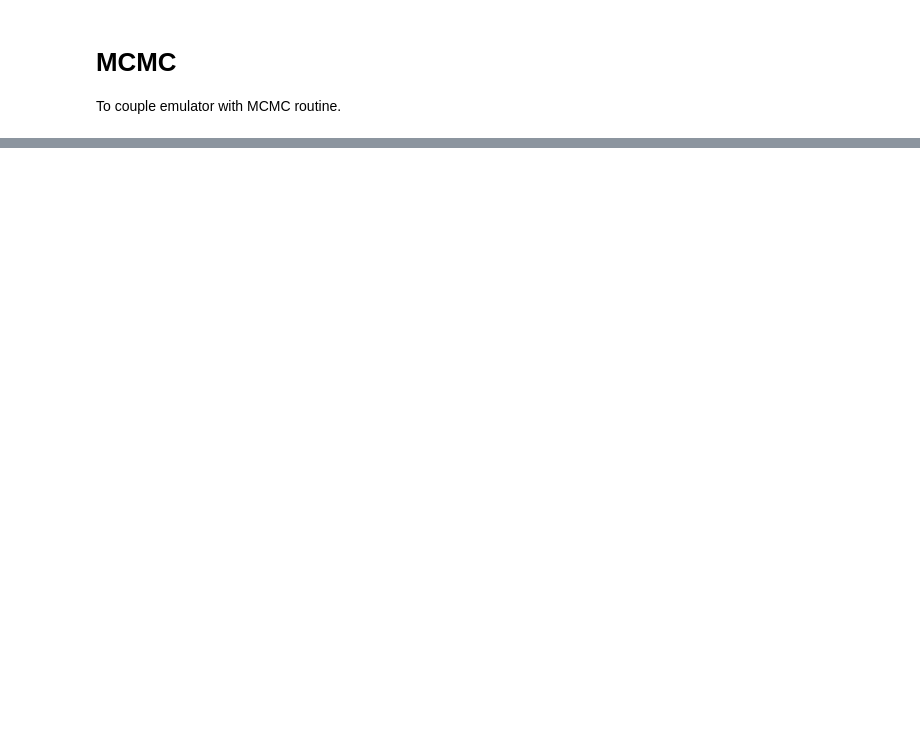
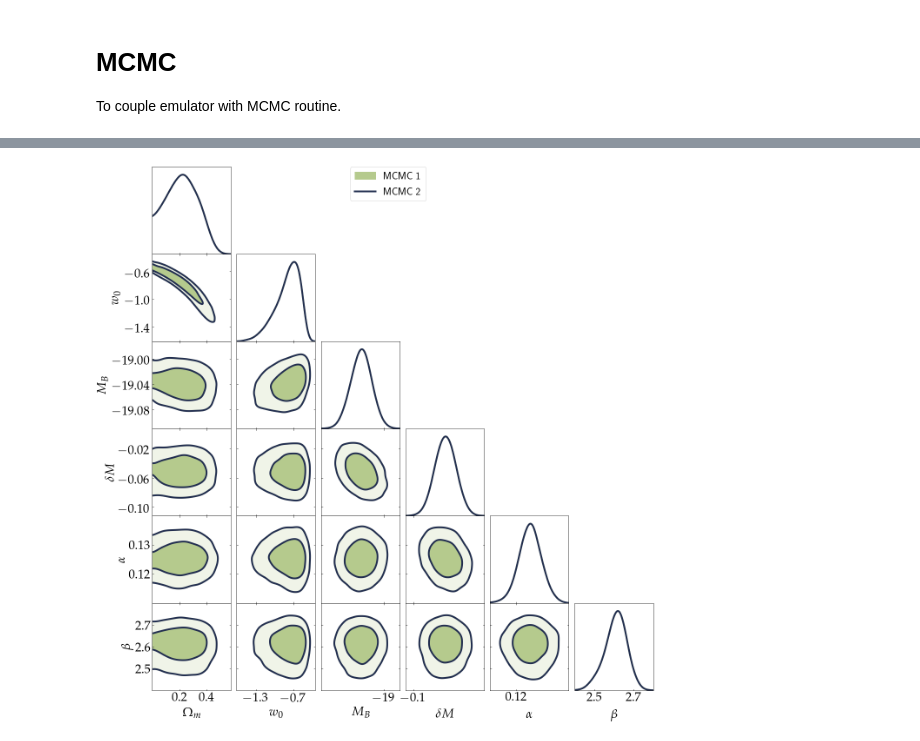
Before and after one commit to Harry45/COMGAP, a Jupyter notebook: playground-robert.ipynb, the cells around one changed output, grey strips where cells are left out. Saved outputs shown, nothing was run; the diff lists cells and outputs as text; code cells hidden in the pictures; blank space fills up the shorter version.

```diff
--- a/playground-robert.ipynb
+++ b/playground-robert.ipynb
@@ -115,0 +214,7 @@ To couple emulator with MCMC routine.
+# %%
+sampler_2 = emcee.EnsembleSampler(nwalkers, ndim, emcee_lnpost)
+sampler_2.run_mcmc(pos, nsamples, progress=True);
+# %%
+RANGES = {'x0':(0.0, None),
+          'x4':(0.11, 0.14),
+          'x5': (2.4, 2.8)}
@@ -115,0 +240,22 @@ To couple emulator with MCMC routine.
+# %%
+c1 = '#B5CA8D'
+c3 = '#222E50'
+alpha = 0.7
+contours = np.array([0.68,0.95])
+
+G = plots.getSubplotPlotter(subplot_size=3)
+G.settings.solid_contour_palefactor = 0.8
+G.settings.alpha_filled_add = alpha
+G.settings.num_plot_contours = 2
+G.settings.lw_contour = 5
+G.settings.axes_fontsize = 30
+G.settings.lab_fontsize = 30
+G.settings.fontsize = 35 # important for padding in x-axis
+G.settings.legend_fontsize = 25
+samples1.updateSettings({'contours': [0.68, 0.95]})
+samples2.updateSettings({'contours': [0.68, 0.95]})
+G.triangle_plot([samples1, samples2], filled = [True, False], contour_colors=[c1, c3], contour_lws=[4, 4], contour_ls=['-', '-'])
+# plt.savefig('plots/triangle_plot_'+sample_name+'.pdf', transparent = False, bbox_inches = 'tight')
+plt.show()
+# %% [output]
+[figure, added]
```
Also changed, not shown: parts of 22 cells of this notebook, 1 other file.
